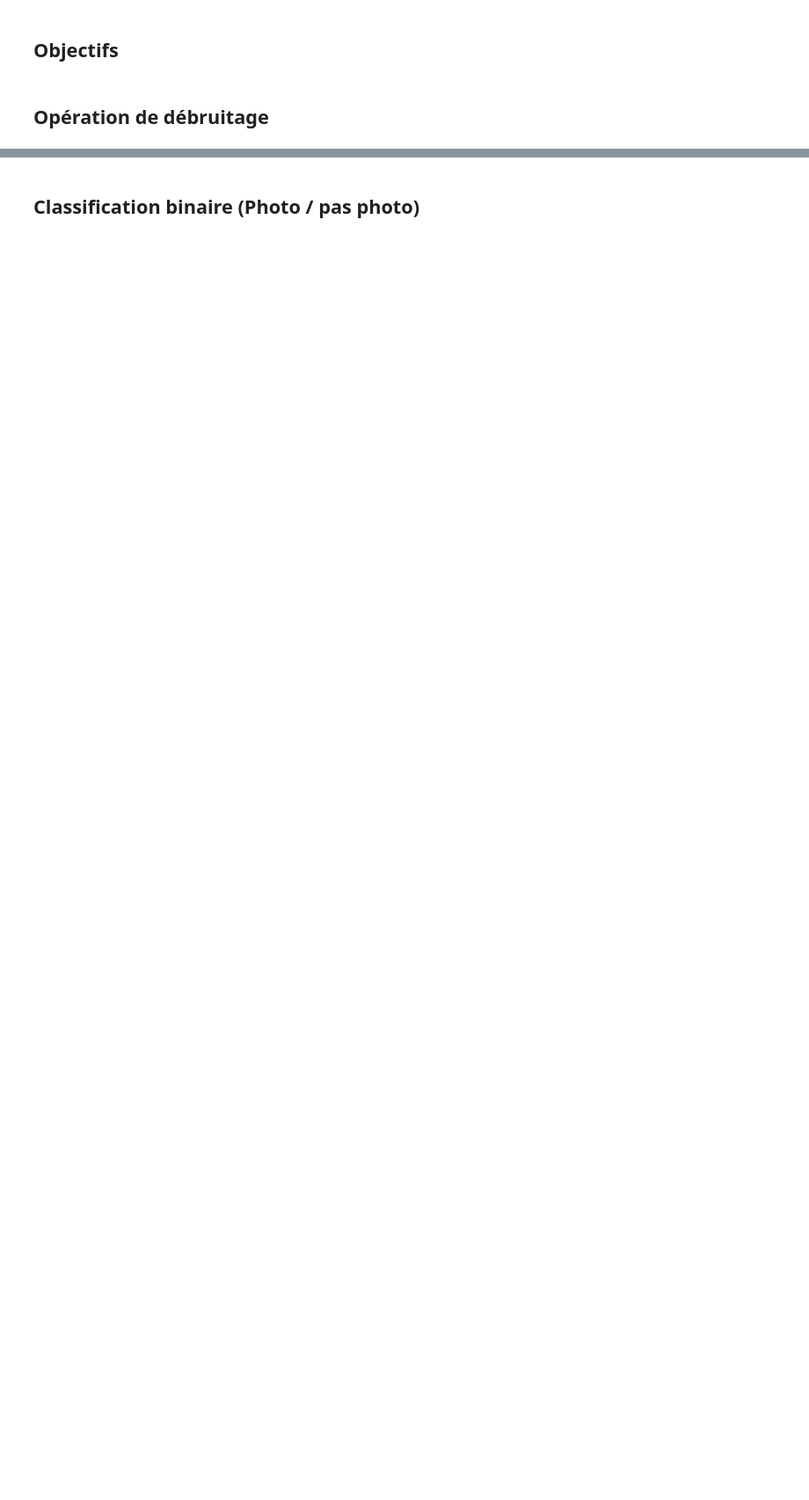
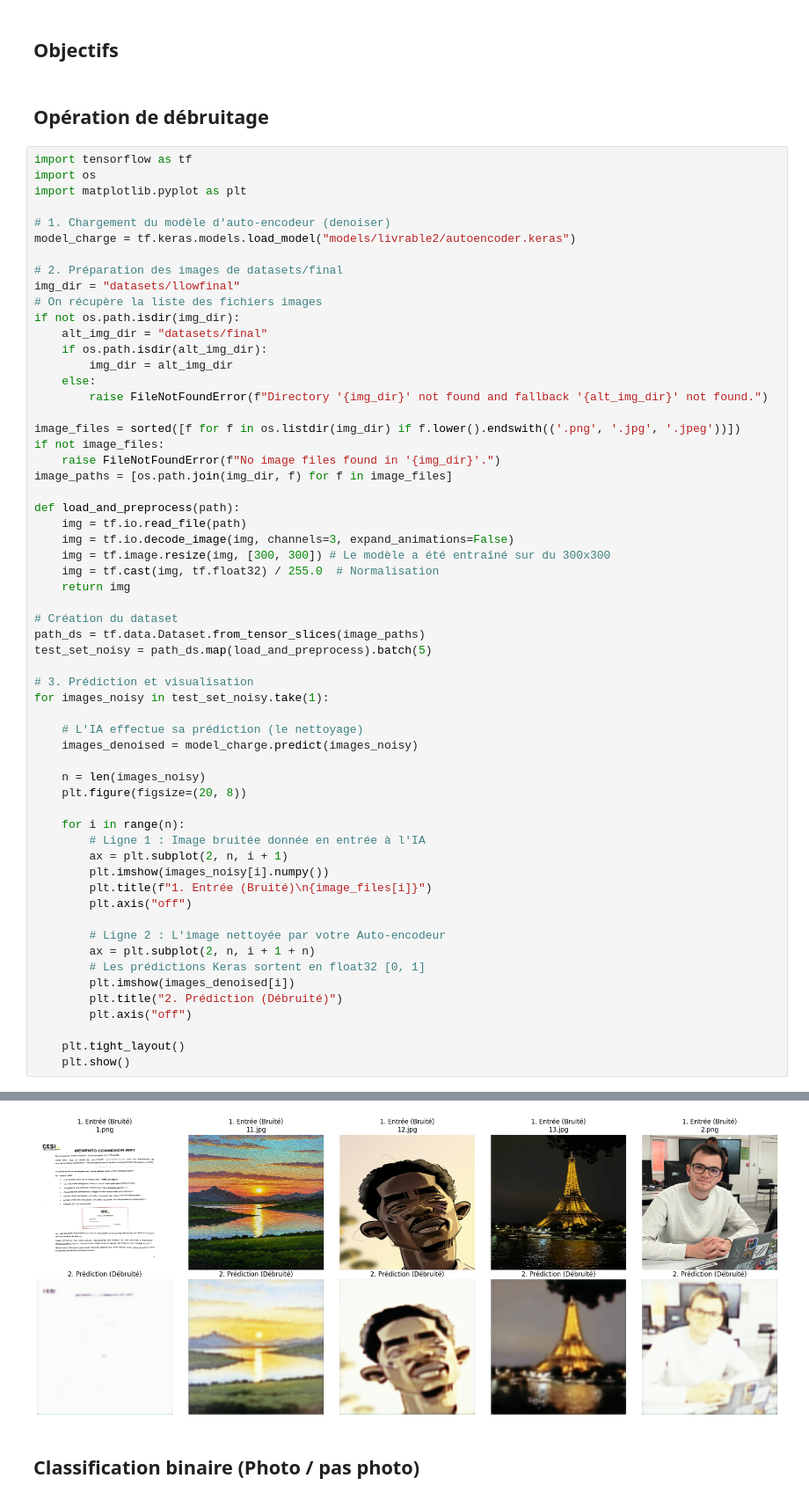
Before and after one commit to Charlyhno-eng/projet-leyenda, a Jupyter notebook: livrable_final.ipynb, the cells around one changed output, grey strips where cells are left out. Shown at 88% size. Saved outputs shown, nothing was run; the diff lists cells and outputs as text; blank space fills up the shorter version.

Commit message:
Livrable final - init 2

```diff
--- a/livrable_final.ipynb
+++ b/livrable_final.ipynb
@@ -15,3 +8,63 @@ I0000 00:00:1780390113.169195  163111 port.cc:153] oneDNN custom operations are
 ## Objectifs
 # %% [markdown]
 ## Opération de débruitage
+# %%
+import tensorflow as tf
+import os
+import matplotlib.pyplot as plt
+
+# 1. Chargement du modèle d'auto-encodeur (denoiser)
+model_charge = tf.keras.models.load_model("models/livrable2/autoencoder.keras")
+
+# 2. Préparation des images de datasets/final
+img_dir = "datasets/llowfinal"
+# On récupère la liste des fichiers images
+if not os.path.isdir(img_dir):
+    alt_img_dir = "datasets/final"
+    if os.path.isdir(alt_img_dir):
+        img_dir = alt_img_dir
+    else:
+        raise FileNotFoundError(f"Directory '{img_dir}' not found and fallback '{alt_img_dir}' not found.")
+
+image_files = sorted([f for f in os.listdir(img_dir) if f.lower().endswith(('.png', '.jpg', '.jpeg'))])
+if not image_files:
+    raise FileNotFoundError(f"No image files found in '{img_dir}'.")
+image_paths = [os.path.join(img_dir, f) for f in image_files]
+
+def load_and_preprocess(path):
+    img = tf.io.read_file(path)
+    img = tf.io.decode_image(img, channels=3, expand_animations=False)
+    img = tf.image.resize(img, [300, 300]) # Le modèle a été entraîné sur du 300x300
+    img = tf.cast(img, tf.float32) / 255.0  # Normalisation
+    return img
+
+# Création du dataset
+path_ds = tf.data.Dataset.from_tensor_slices(image_paths)
+test_set_noisy = path_ds.map(load_and_preprocess).batch(5)
+
+# 3. Prédiction et visualisation
+for images_noisy in test_set_noisy.take(1):
+
+    # L'IA effectue sa prédiction (le nettoyage)
+    images_denoised = model_charge.predict(images_noisy)
+
+    n = len(images_noisy)
+    plt.figure(figsize=(20, 8))
+
+    for i in range(n):
+        # Ligne 1 : Image bruitée donnée en entrée à l'IA
+        ax = plt.subplot(2, n, i + 1)
+        plt.imshow(images_noisy[i].numpy())
+        plt.title(f"1. Entrée (Bruité)\n{image_files[i]}")
+        plt.axis("off")
+
+        # Ligne 2 : L'image nettoyée par votre Auto-encodeur
+        ax = plt.subplot(2, n, i + 1 + n)
+        # Les prédictions Keras sortent en float32 [0, 1]
+        plt.imshow(images_denoised[i])
+        plt.title("2. Prédiction (Débruité)")
+        plt.axis("off")
+
+    plt.tight_layout()
+    plt.show()
+# %% [output]
@@ -18,2 +72,3 @@ I0000 00:00:1780390113.169195  163111 port.cc:153] oneDNN custom operations are
+[figure, added]
 # %% [markdown]
 ## Classification binaire (Photo / pas photo)
```
Also changed, not shown: parts of 3 cells of this notebook.
